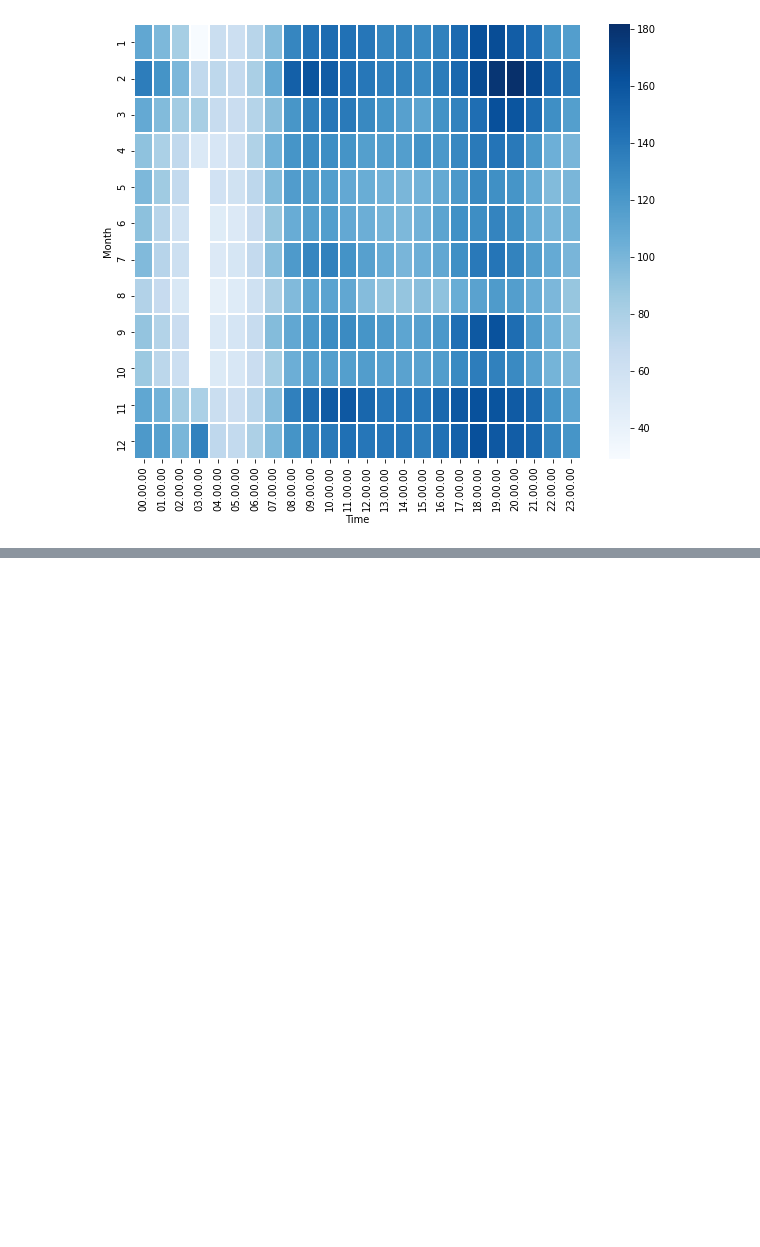
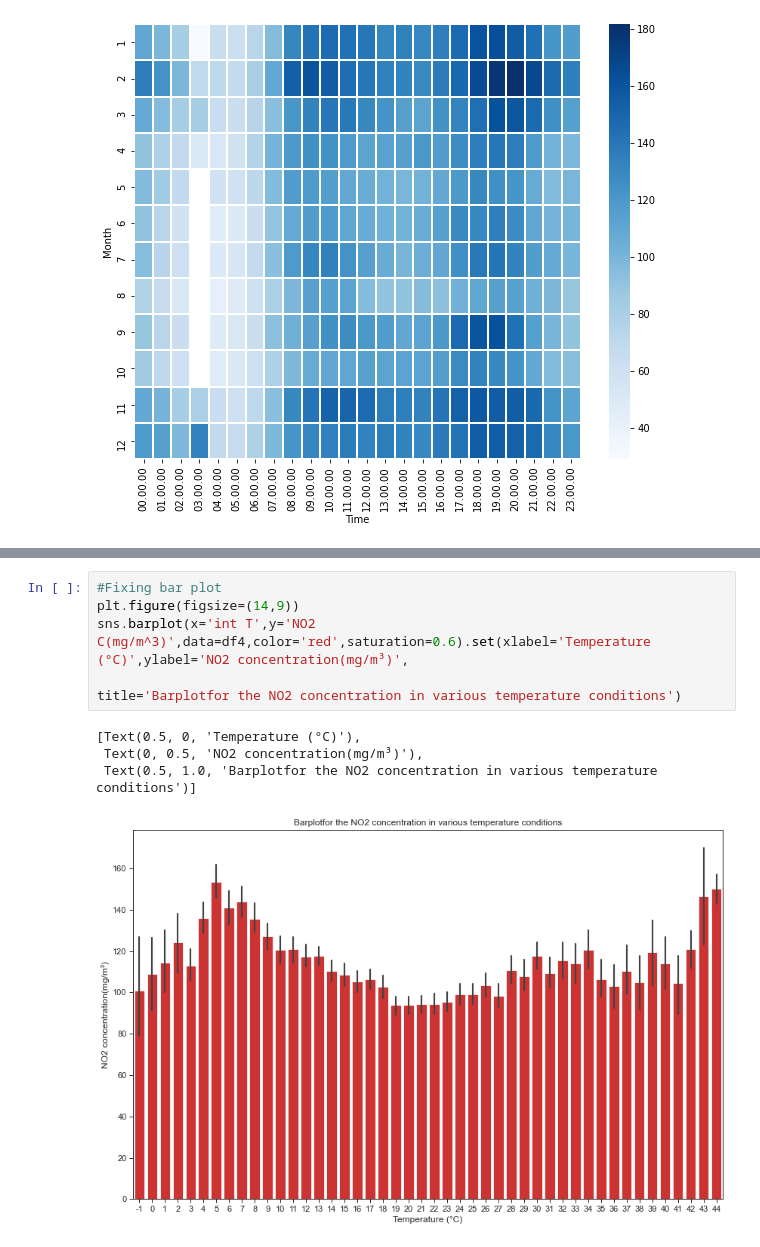
Before and after one commit to data301-2021-summer2/project-group55-project, a Jupyter notebook: analysis/analysis_notebook.ipynb, the cells around one changed output, grey strips where cells are left out. Drawn from its saved outputs; the diff is of its cells as text; blank space fills up the shorter version.

```diff
--- a/analysis/analysis_notebook.ipynb
+++ b/analysis/analysis_notebook.ipynb
@@ -181,0 +227,10 @@ sns.heatmap(Air_mx, annot=True, cmap='Blues')
+# %%
+#Fixing bar plot
+plt.figure(figsize=(14,9))
+sns.barplot(x='int T',y='NO2 C(mg/m^3)',data=df4,color='red',saturation=0.6).set(xlabel='Temperature (°C)',ylabel='NO2 concentration(mg/m³)',
+                                                                                   title='Barplotfor the NO2 concentration in various temperature conditions')
+# %% [output]
+[Text(0.5, 0, 'Temperature (°C)'),
+ Text(0, 0.5, 'NO2 concentration(mg/m³)'),
+ Text(0.5, 1.0, 'Barplotfor the NO2 concentration in various temperature conditions')]
+[figure, added]
```
Also changed, not shown: parts of 6 cells of this notebook.
